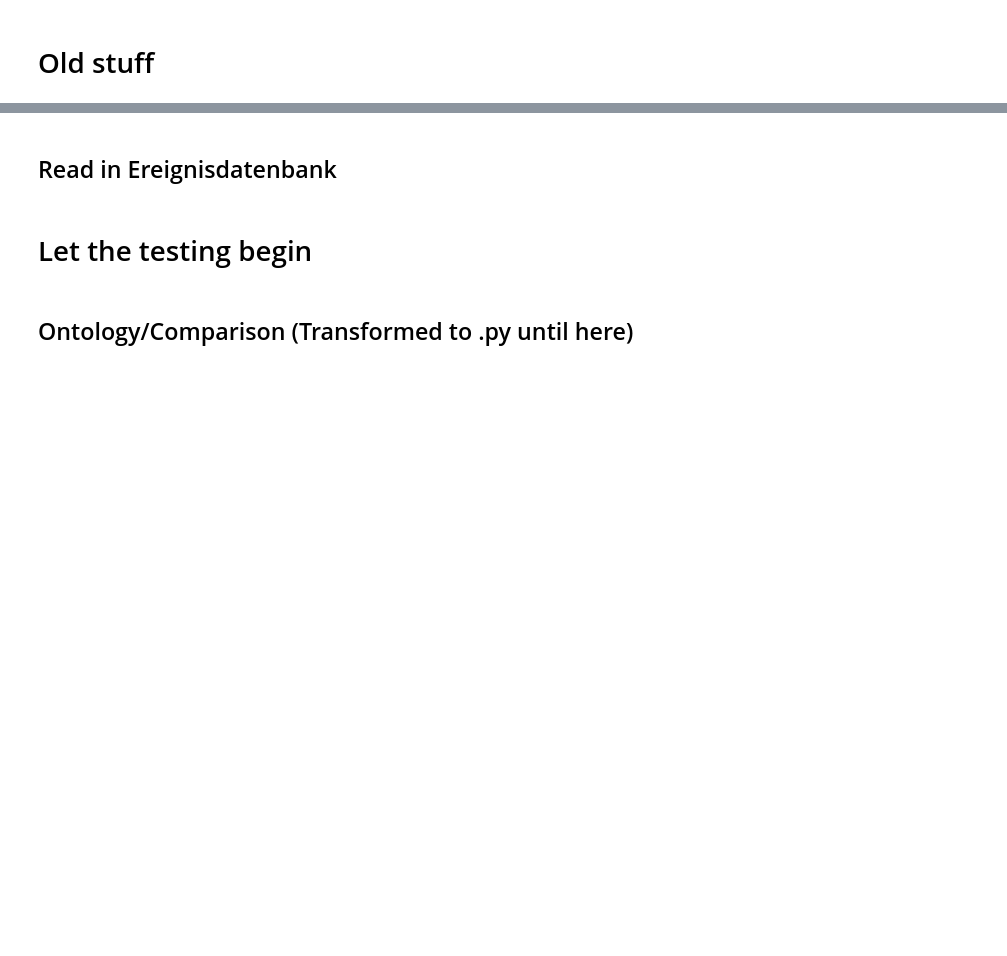
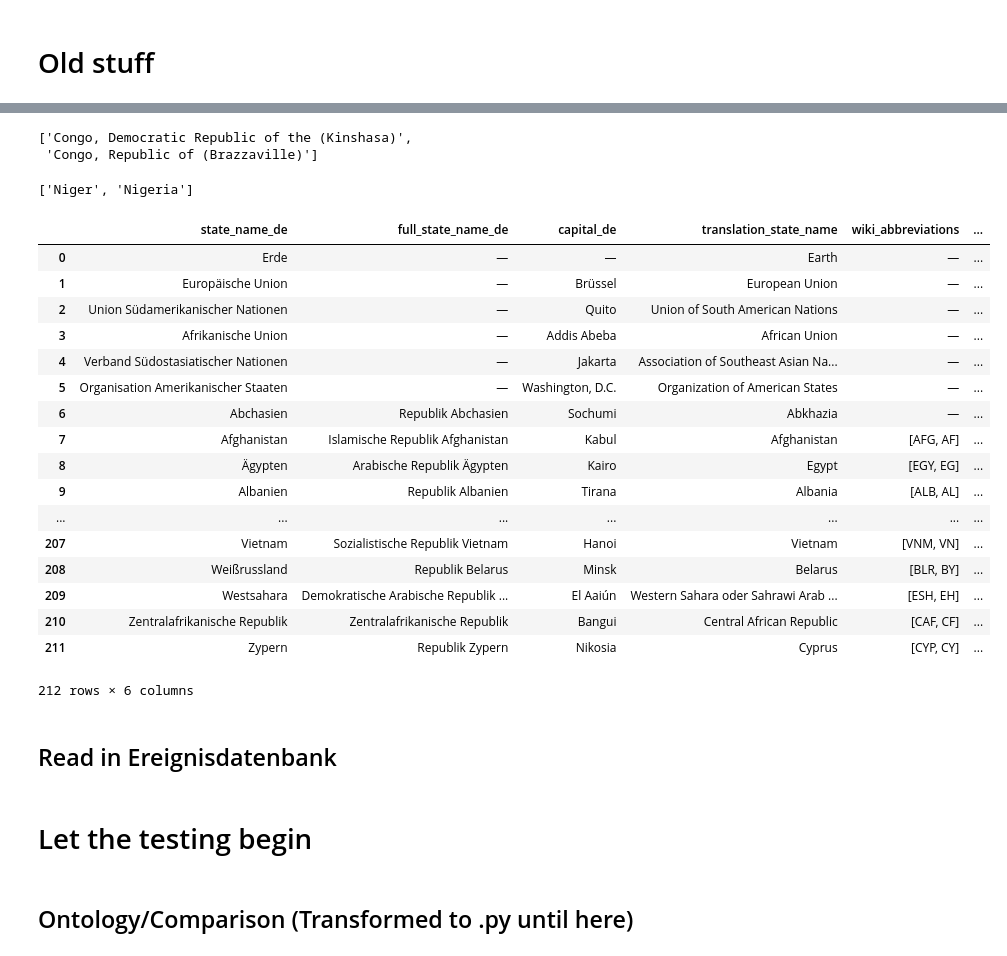
Before and after one commit to aauss/EventEpi, a Jupyter notebook: Geomatching_example.ipynb, the cells around one changed output, grey strips where cells are left out. Drawn from its saved outputs; the diff is of its cells as text; code cells hidden in the pictures; blank space fills up the shorter version.

```diff
--- a/Geomatching_example.ipynb
+++ b/Geomatching_example.ipynb
@@ -19,0 +82,5 @@ import epitator
+# %%
+list(filter(lambda x: re.findall("Congo", x), translation))
+# %% [output]
+['Congo, Democratic Republic of the (Kinshasa)',
+ 'Congo, Republic of (Brazzaville)']
@@ -20,3 +100,29 @@ import epitator
+# %%
+a
+# %% [output]
+['Niger', 'Nigeria']
+# %%
+from wiki_country_parser import get_wiki_countries_df
+get_wiki_countries_df()
+# %% [output]
+|  | state_name_de | full_state_name_de | capital_de | translation_state_name | wiki_abbreviations | ... |
+| 0 | Erde | — | — | Earth | — | ... |
+| 1 | Europäische Union | — | Brüssel | European Union | — | ... |
+| 2 | Union Südamerikanischer Nationen | — | Quito | Union of South American Nations | — | ... |
+| 3 | Afrikanische Union | — | Addis Abeba | African Union | — | ... |
+| 4 | Verband Südostasiatischer Nationen | — | Jakarta | Association of Southeast Asian Na... | — | ... |
+| 5 | Organisation Amerikanischer Staaten | — | Washington, D.C. | Organization of American States | — | ... |
+| 6 | Abchasien | Republik Abchasien | Sochumi | Abkhazia | — | ... |
+| 7 | Afghanistan | Islamische Republik Afghanistan | Kabul | Afghanistan | [AFG, AF] | ... |
+| 8 | Ägypten | Arabische Republik Ägypten | Kairo | Egypt | [EGY, EG] | ... |
+| 9 | Albanien | Republik Albanien | Tirana | Albania | [ALB, AL] | ... |
+| ... | ... | ... | ... | ... | ... | ... |
+| 207 | Vietnam | Sozialistische Republik Vietnam | Hanoi | Vietnam | [VNM, VN] | ... |
+| 208 | Weißrussland | Republik Belarus | Minsk | Belarus | [BLR, BY] | ... |
+| 209 | Westsahara | Demokratische Arabische Republik ... | El Aaiún | Western Sahara oder Sahrawi Arab ... | [ESH, EH] | ... |
+| 210 | Zentralafrikanische Republik | Zentral­afrikanische Republik | Bangui | Central African Republic | [CAF, CF] | ... |
+| 211 | Zypern | Republik Zypern | Nikosia | Cyprus | [CYP, CY] | ... |
+212 rows × 6 columns
 # %% [markdown]
 ## Read in Ereignisdatenbank
 # %%
```
Also changed, not shown: parts of 18 cells of this notebook.
